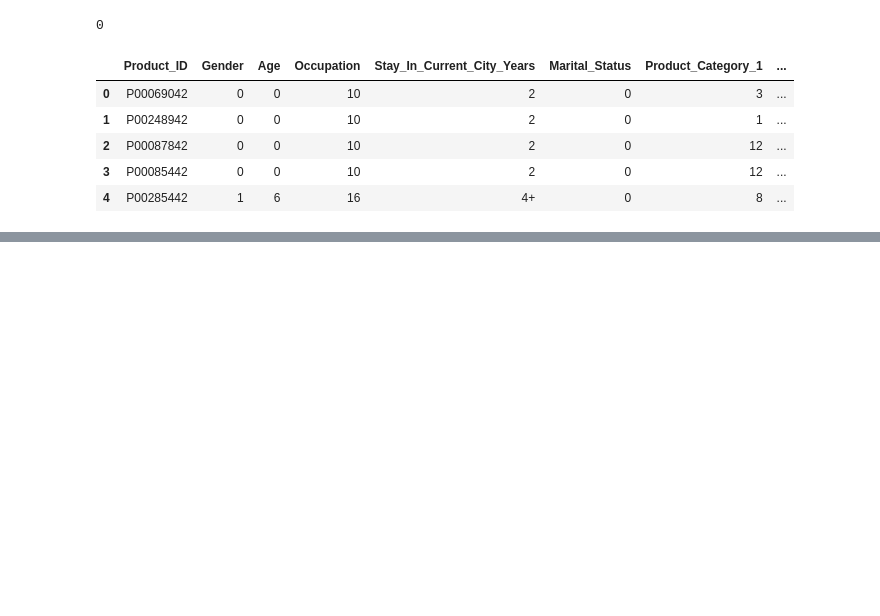
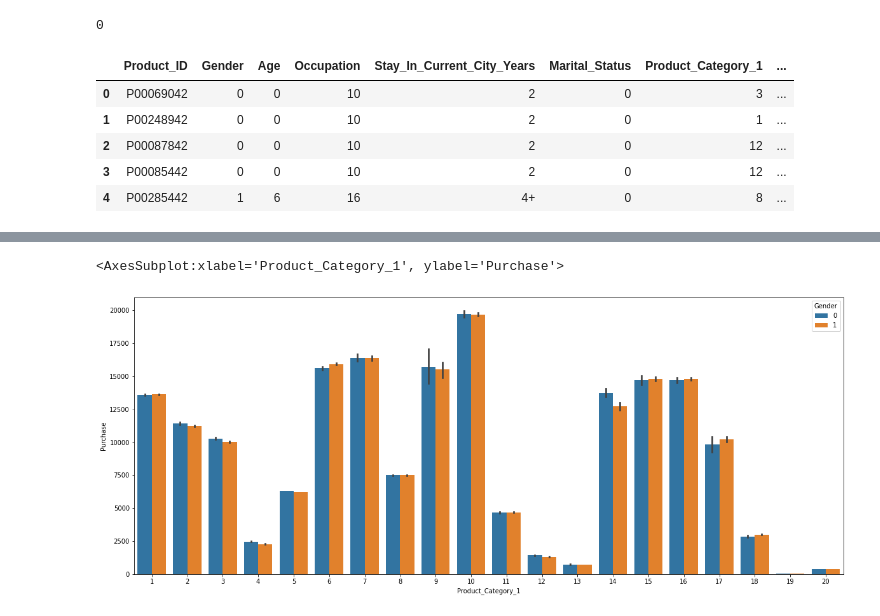
Before and after one commit to bhimrazy/Exploratory-Data-Analysis, a Jupyter notebook: black_friday/black-friday.ipynb, the cells around one changed output, grey strips where cells are left out. Cells and saved outputs as stored; diff of their text form; code cells hidden in the pictures; blank space fills up the shorter version.

```diff
--- a/black_friday/black-friday.ipynb
+++ b/black_friday/black-friday.ipynb
@@ -228,0 +272,7 @@ df.head()
+# %%
+#Visualizing purchase of Product_Category_1 on the basis of gender
+plt.rcParams['figure.figsize'] = 20,8
+sns.barplot(x='Product_Category_1',y='Purchase',hue="Gender",data=df)
+# %% [output]
+<AxesSubplot:xlabel='Product_Category_1', ylabel='Purchase'>
+[figure, added]
```
Also changed, not shown: parts of 10 cells of this notebook.
